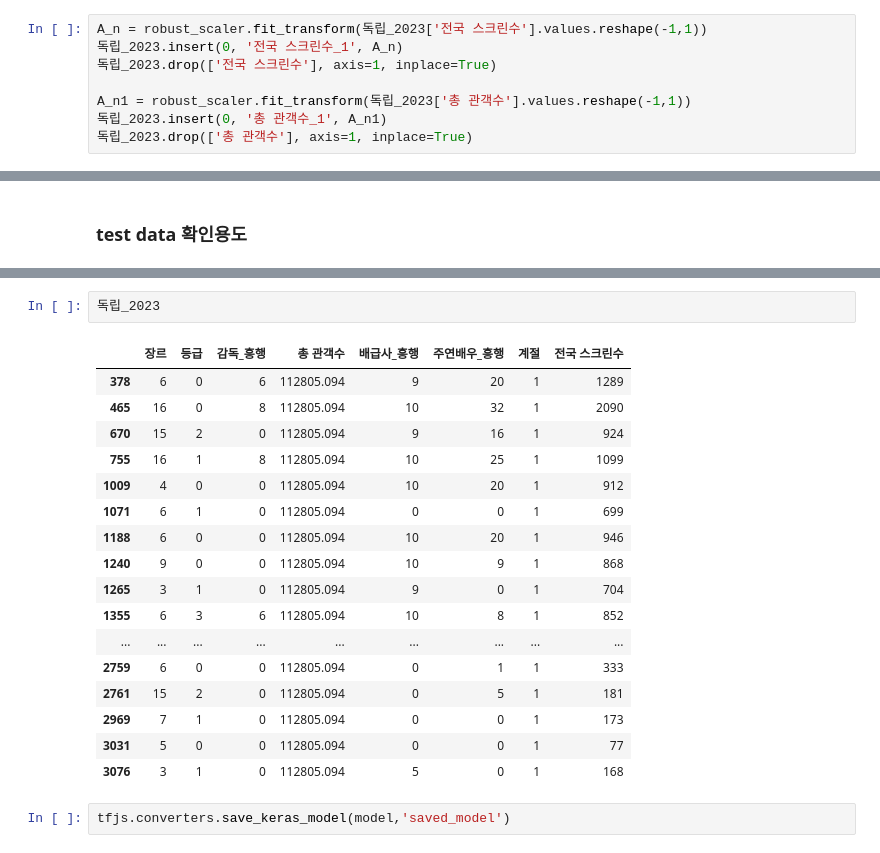
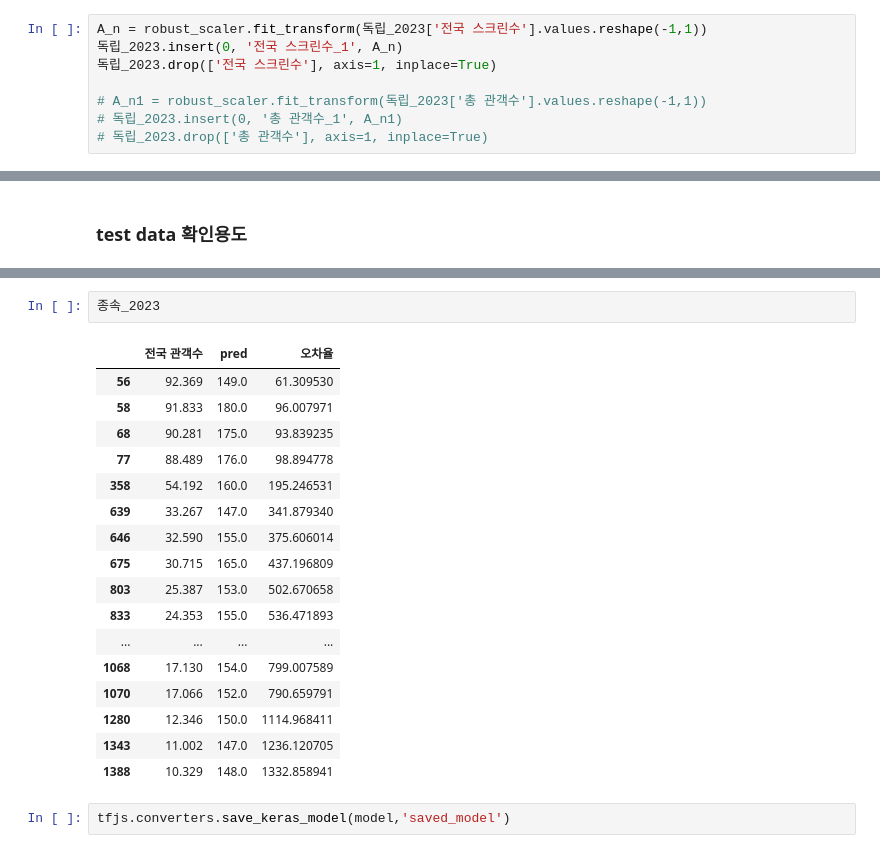
Before and after one commit to Play-Web-miniProject/MovieDL, a Jupyter notebook: taehyeon/main_th/4_deepLearning/deepLearning_ver01.ipynb, the cells around one changed output, grey strips where cells are left out. Saved outputs shown, nothing was run; the diff lists cells and outputs as text.

```diff
--- a/taehyeon/main_th/4_deepLearning/deepLearning_ver01.ipynb
+++ b/taehyeon/main_th/4_deepLearning/deepLearning_ver01.ipynb
@@ -191,9 +167,9 @@ A_n = robust_scaler.fit_transform(독립_2023['전국 스크린수'].values.resh
 독립_2023.insert(0, '전국 스크린수_1', A_n)
 독립_2023.drop(['전국 스크린수'], axis=1, inplace=True)
 
-A_n1 = robust_scaler.fit_transform(독립_2023['총 관객수'].values.reshape(-1,1))
-독립_2023.insert(0, '총 관객수_1', A_n1)
-독립_2023.drop(['총 관객수'], axis=1, inplace=True)
+# A_n1 = robust_scaler.fit_transform(독립_2023['총 관객수'].values.reshape(-1,1))
+# 독립_2023.insert(0, '총 관객수_1', A_n1)
+# 독립_2023.drop(['총 관객수'], axis=1, inplace=True)
 # %%
 train_input
 # %% [markdown]
@@ -377,22 +353,22 @@ len(종속_2023.loc[종속_2023['오차율']<20])
-# %%
-독립_2023
-# %% [output]
-|  | 장르 | 등급 | 감독_흥행 | 총 관객수 | 배급사_흥행 | 주연배우_흥행 | 계절 | 전국 스크린수 |
-| 378 | 6 | 0 | 6 | 112805.094 | 9 | 20 | 1 | 1289 |
-| 465 | 16 | 0 | 8 | 112805.094 | 10 | 32 | 1 | 2090 |
-| 670 | 15 | 2 | 0 | 112805.094 | 9 | 16 | 1 | 924 |
-| 755 | 16 | 1 | 8 | 112805.094 | 10 | 25 | 1 | 1099 |
-| 1009 | 4 | 0 | 0 | 112805.094 | 10 | 20 | 1 | 912 |
-| 1071 | 6 | 1 | 0 | 112805.094 | 0 | 0 | 1 | 699 |
-| 1188 | 6 | 0 | 0 | 112805.094 | 10 | 20 | 1 | 946 |
-| 1240 | 9 | 0 | 0 | 112805.094 | 10 | 9 | 1 | 868 |
-| 1265 | 3 | 1 | 0 | 112805.094 | 9 | 0 | 1 | 704 |
-| 1355 | 6 | 3 | 6 | 112805.094 | 10 | 8 | 1 | 852 |
-| ... | ... | ... | ... | ... | ... | ... | ... | ... |
-| 2759 | 6 | 0 | 0 | 112805.094 | 0 | 1 | 1 | 333 |
-| 2761 | 15 | 2 | 0 | 112805.094 | 0 | 5 | 1 | 181 |
-| 2969 | 7 | 1 | 0 | 112805.094 | 0 | 0 | 1 | 173 |
-| 3031 | 5 | 0 | 0 | 112805.094 | 0 | 0 | 1 | 77 |
-| 3076 | 3 | 1 | 0 | 112805.094 | 5 | 0 | 1 | 168 |
+# %%
+종속_2023
+# %% [output]
+|  | 전국 관객수 | pred | 오차율 |
+| 56 | 92.369 | 149.0 | 61.309530 |
+| 58 | 91.833 | 180.0 | 96.007971 |
+| 68 | 90.281 | 175.0 | 93.839235 |
+| 77 | 88.489 | 176.0 | 98.894778 |
+| 358 | 54.192 | 160.0 | 195.246531 |
+| 639 | 33.267 | 147.0 | 341.879340 |
+| 646 | 32.590 | 155.0 | 375.606014 |
+| 675 | 30.715 | 165.0 | 437.196809 |
+| 803 | 25.387 | 153.0 | 502.670658 |
+| 833 | 24.353 | 155.0 | 536.471893 |
+| ... | ... | ... | ... |
+| 1068 | 17.130 | 154.0 | 799.007589 |
+| 1070 | 17.066 | 152.0 | 790.659791 |
+| 1280 | 12.346 | 150.0 | 1114.968411 |
+| 1343 | 11.002 | 147.0 | 1236.120705 |
+| 1388 | 10.329 | 148.0 | 1332.858941 |
 # %%
 tfjs.converters.save_keras_model(model,'saved_model')
```
Also changed, not shown: parts of 14 cells of this notebook, 12 other files.
